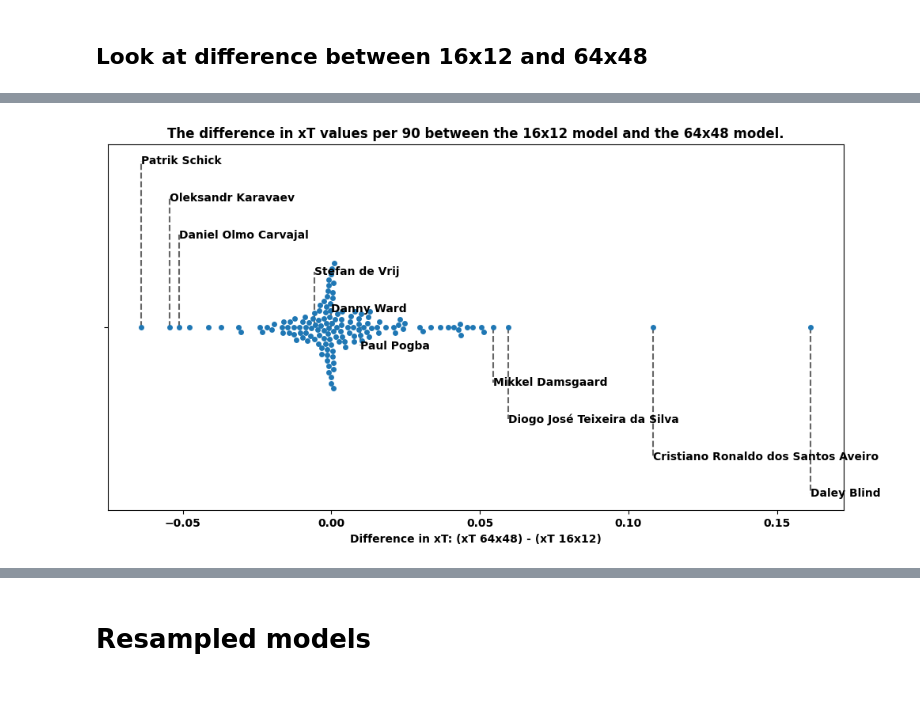
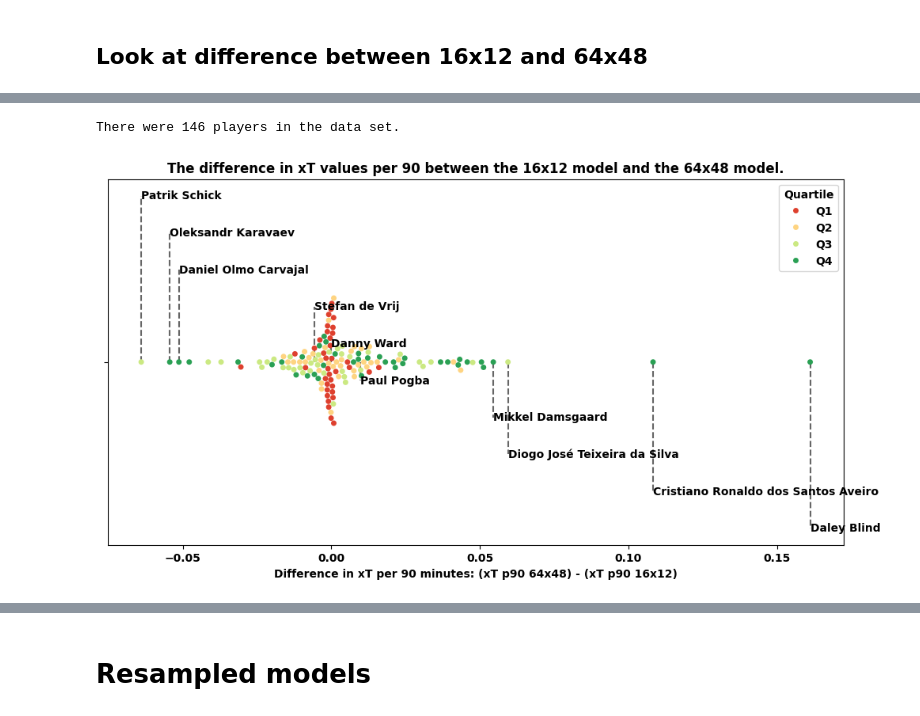
Before and after one commit to kvanarem42/xthreat-error-quantification-agentic, a Jupyter notebook: 3-investigate-results/compare_euros_2020.ipynb, the cells around one changed output, grey strips where cells are left out. Cells and saved outputs as stored; diff of their text form; code cells hidden in the pictures.

```diff
--- a/3-investigate-results/compare_euros_2020.ipynb
+++ b/3-investigate-results/compare_euros_2020.ipynb
@@ -616,8 +709,7 @@ plt.show()
 # %% [markdown]
 ## Look at difference between 16x12 and 64x48
 # %%
-combined_player_xT_df = player_xT_df.rename(columns={'action_xT': 'action_xT_16x12'}).merge(player_xT_df_64x48.drop(columns=['Player']).rename(columns={'action_xT': 'action_xT_64x48'}), on='player_id')
-combined_player_xT_df = combined_player_xT_df.merge(player_xT_df_32x24.drop(columns=['Player']).rename(columns={'action_xT': 'action_xT_32x24'}), on='player_id')
-combined_player_xT_df['diff_xT'] = combined_player_xT_df['action_xT_64x48'] - combined_player_xT_df['action_xT_16x12']
-combined_player_xT_df
+combined_player_xT_df = player_xT_df.rename(columns={'action_xT_per_90': 'action_xT_per_90_16x12'}).merge(player_xT_df_32x24.rename(columns={'action_xT_per_90': 'action_xT_per_90_32x24'})[['player_id', 'action_xT_per_90_32x24']], on='player_id')
+combined_player_xT_df = combined_player_xT_df.merge(player_xT_df_64x48.rename(columns={'action_xT_per_90': 'action_xT_per_90_64x48'})[['player_id', 'action_xT_per_90_64x48']], on='player_id')
+combined_player_xT_df['diff_action_xT_per_90'] = combined_player_xT_df['action_xT_per_90_64x48'] - combined_player_xT_df['action_xT_per_90_16x12']
 # %% [output]
@@ -637,25 +751,43 @@ combined_player_xT_df
 # %%
-import numpy as np
 
 # Sort values for annotation
-combined_player_xT_df = combined_player_xT_df.sort_values('diff_xT')
+combined_player_xT_df = combined_player_xT_df.sort_values('diff_action_xT_per_90')
+
+# Give color palette for quartiles
+cm = matplotlib.colormaps.get_cmap('RdYlGn')
+palette_quartile = {
+           'Q1': cm(0.125),
+           'Q2': cm(0.375),
+           'Q3': cm(0.625),
+           'Q4': cm(0.875),
+           }
+
 
 # Select some key points for annotation: min, max, and quartiles
 key_indices = [0, 1, 2, len(player_xT_df) // 4, len(combined_player_xT_df) // 2, 3 * len(combined_player_xT_df) // 4, len(combined_player_xT_df) - 4, len(combined_player_xT_df) - 3, len(combined_player_xT_df) - 2, len(combined_player_xT_df) - 1]
 key_players = combined_player_xT_df.iloc[key_indices]
 
+print(f"There were {combined_player_xT_df.shape[0]} players in the data set.")
+
 # Create beeswarm plot
 plt.figure(figsize=(12, 6))
-ax = sns.swarmplot(x=combined_player_xT_df['diff_xT'], orient='h', size=5)
+ax = sns.swarmplot(x=combined_player_xT_df['diff_action_xT_per_90'], orient='h', size=5, hue=combined_player_xT_df['Quartile'], palette=palette_quartile)
+
+# Sort labels in legend
+handles, labels = ax.get_legend_handles_labels()
+sorted_labels = sorted(zip(handles, labels), key=lambda x: x[1])
+sorted_handles, sorted_labels = zip(*sorted_labels)
+plt.legend(sorted_handles, sorted_labels, title='Quartile')
 
 # Annotate selected points with lines and staggered text positions
 y_positions = np.linspace(-0.2, 0.2, len(key_players))  # Staggered y-positions for better visibility
 for i, (_, row) in enumerate(key_players.iterrows()):
-    plt.plot([row['diff_xT'], row['diff_xT']], [0, y_positions[i]], 'k--', alpha=0.6)  # Guiding line
-    plt.text(row['diff_xT'], y_positions[i], row['Player'], fontsize=10, verticalalignment='center', color='black')
+    plt.plot([row['diff_action_xT_per_90'], row['diff_action_xT_per_90']], [0, y_positions[i]], 'k--', alpha=0.6)  # Guiding line
+    plt.text(row['diff_action_xT_per_90'], y_positions[i], row['Player'], fontsize=10, verticalalignment='center', color='black')
 
-plt.xlabel('Difference in xT: (xT 64x48) - (xT 16x12)')
+plt.xlabel('Difference in xT per 90 minutes: (xT p90 64x48) - (xT p90 16x12)')
 plt.title('The difference in xT values per 90 between the 16x12 model and the 64x48 model.')
 plt.show()
 # %% [output]
+There were 146 players in the data set.
-[figure, old version]
+[figure, new version]
```
Also changed, not shown: parts of 70 cells of this notebook, 4 other files.
